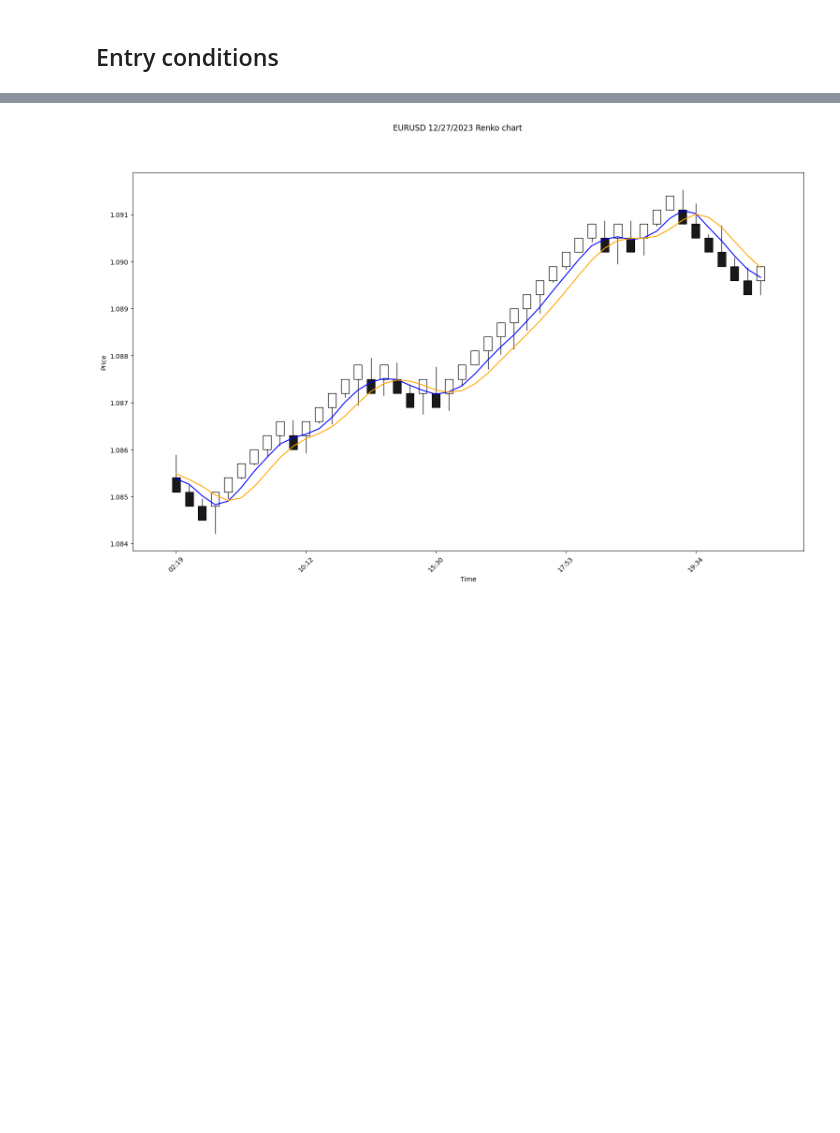
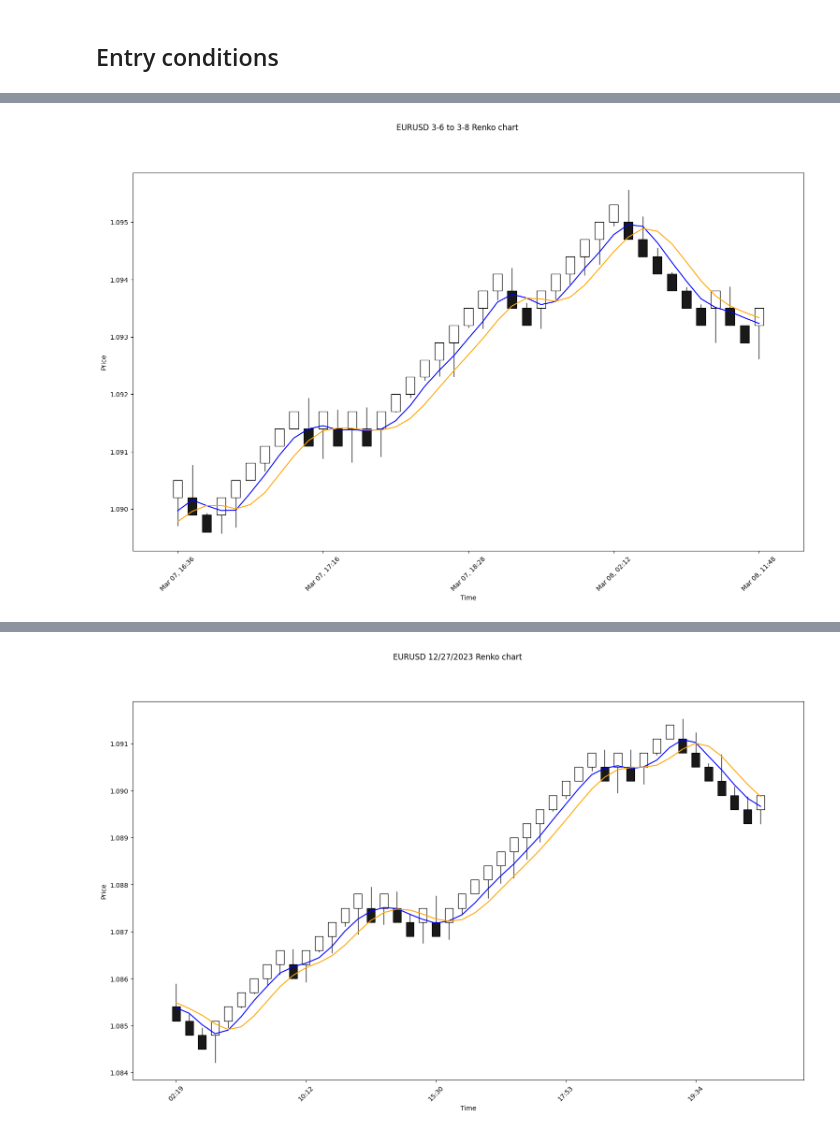
Before and after one commit to lilfetz22/Trading, a Jupyter notebook: double3_sma_nb.ipynb, the cells around one changed output, grey strips where cells are left out. Cells and saved outputs as stored; diff of their text form; code cells hidden in the pictures; blank space fills up the shorter version.

Commit message:
Verification of data with live trading data and looks really good. Almost exactly the same.

```diff
--- a/double3_sma_nb.ipynb
+++ b/double3_sma_nb.ipynb
@@ -295,0 +259,20 @@ renko_full_data
+# %%
+# filter to where the date and time is between 2024-03-07 16:36:00 and 2024.03.08 12:30:00
+renko_full_data_7_8 = renko_full_data.loc['2024-03-07 16:36:00':'2024-03-08 12:30:00']
+# impulse_graph(renko_full_data_7_8, 'md', 'sb')
+# plot the renko chart
+fig, ax = plt.subplots()
+mplfinance.plot(renko_full_data_7_8, type='candle', ax=ax, volume=False, show_nontrading=False)
+renko_full_data_7_8_reset = renko_full_data_7_8.reset_index()
+# add the sma and smoothing_sma to the chart
+ax.plot(renko_full_data_7_8_reset.index, renko_full_data_7_8['sma'], label='SMA', color='blue')
+ax.plot(renko_full_data_7_8_reset.index, renko_full_data_7_8['smoothing_sma'], label='SmoothingSMA', color='orange')
+ax.set_xlabel('Time')
+ax.set_ylabel('Price')
+fig.suptitle('EURUSD 3-6 to 3-8 Renko chart')
+# increase the size of the chart
+fig.set_size_inches(18.5, 10.5)
+
+plt.show()
+# %% [output]
+[figure, added]
```
Also changed, not shown: parts of 7 cells of this notebook.
